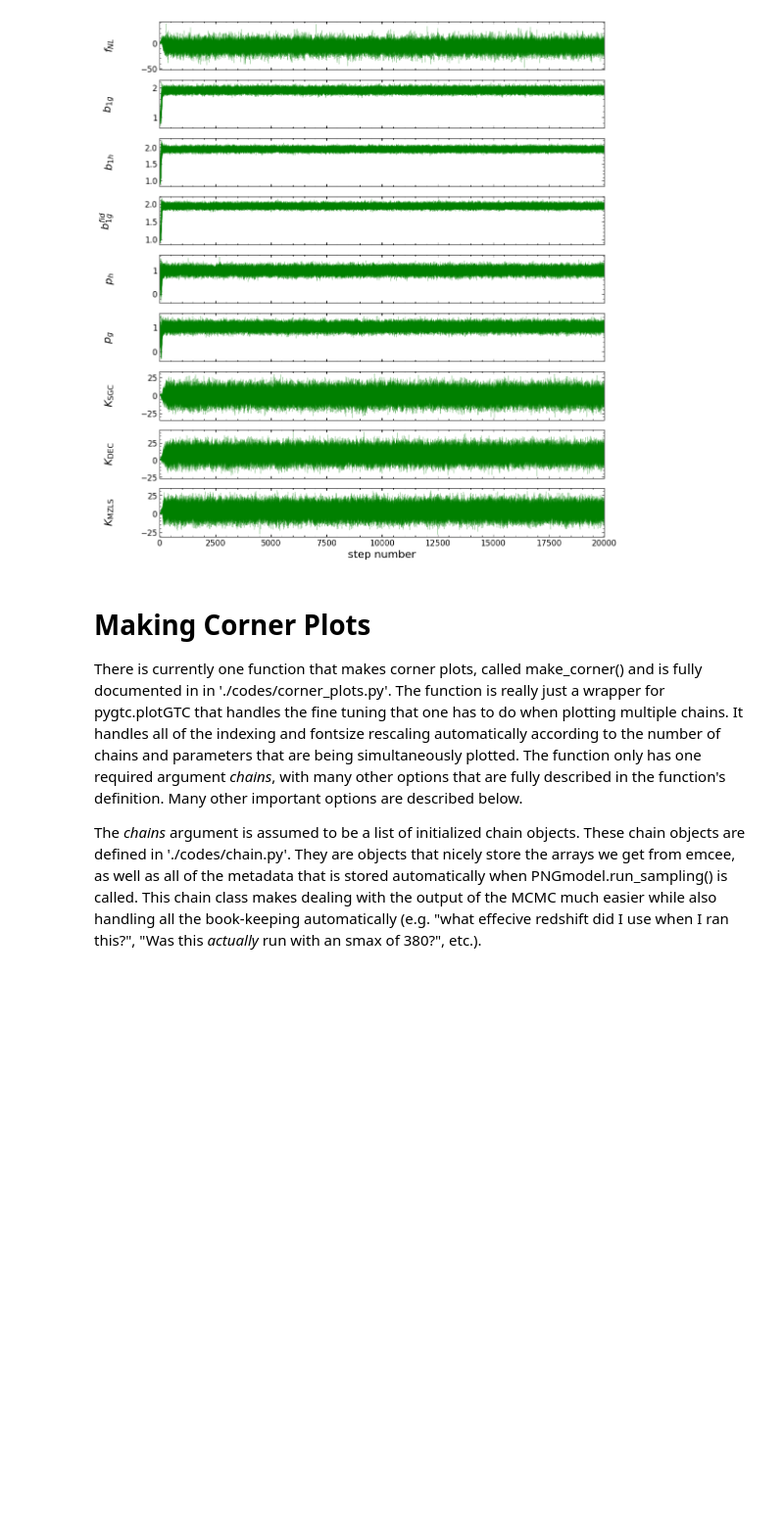
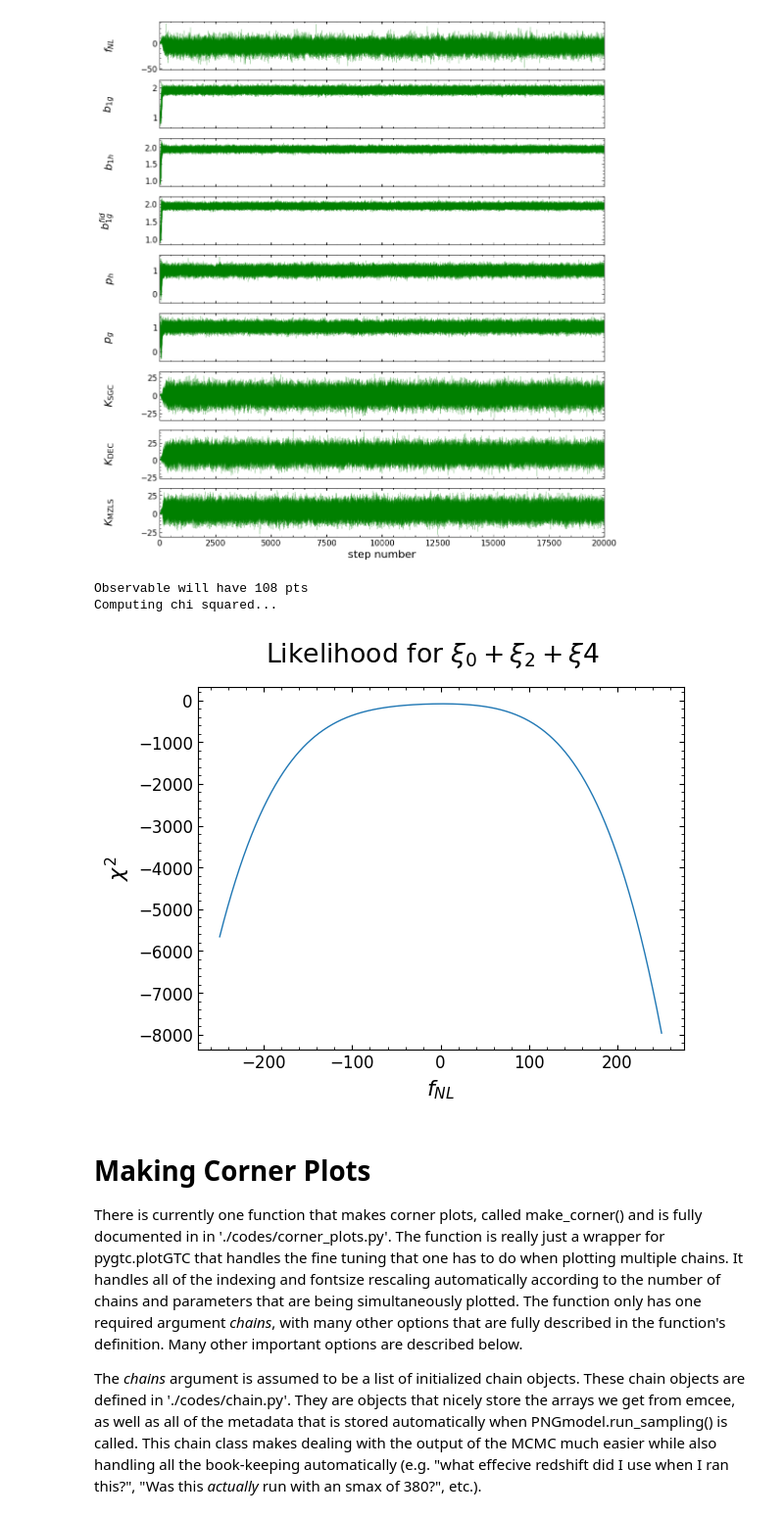
Before and after one commit to Hugh-Randall/MCMC_chain_code, a Jupyter notebook: example.ipynb, the cells around one changed output. Shown at 98% size. Saved outputs shown, nothing was run; the diff lists cells and outputs as text; code cells hidden in the pictures; blank space fills up the shorter version.

Commit message:
added likelihood plot to example

```diff
--- a/example.ipynb
+++ b/example.ipynb
@@ -156,6 +156,33 @@ KsysSGC = -0.25 + 6.63 - 6.67
 KsysDEC = 8.72 + 6.67 - 6.83
 KsysMZLS = 3.93 + 6.35 - 6.3
 [figure]
+# %%
+import numpy as np
+import matplotlib.pyplot as plt
+
+fnls = np.linspace(-250, 250, 1001)
+like = mod.compute_likelihood(min_type='data', # min_type must be the first argument
+                              param='fNL',
+                              param_values=fnls,
+                              fixed_params={'b1g': 1.9, 'b1h': 2.0, 'b1gfid': 1.95,
+                                            'ph': 1, 'pg': 1,
+                                            'KsysSGC': 0, 'KsysDEC': 0, 'KsysMZLS': 0},
+                              data_obs = f'./inputs/observation.fits', # must provide data if min_type='data'
+                              # Specify parameters that our MathModel needs
+                              z_eff=0.780,
+                              Om_m0_g=0.315,
+                              z_fid=0.776,
+                              z_halo=0.787,
+                              Om_m0_h=0.3089)
+
+plt.plot(fnls, like)
+plt.xlabel(r'$f_{NL}$')
+plt.ylabel(r'$\chi^2$')
+plt.suptitle(r'Likelihood for $\xi_0 + \xi_2 + \xi4$');
+# %% [output]
+Observable will have 108 pts
+Computing chi squared...
+[figure, added]
 # %% [markdown]
 # Making Corner Plots
 
```
